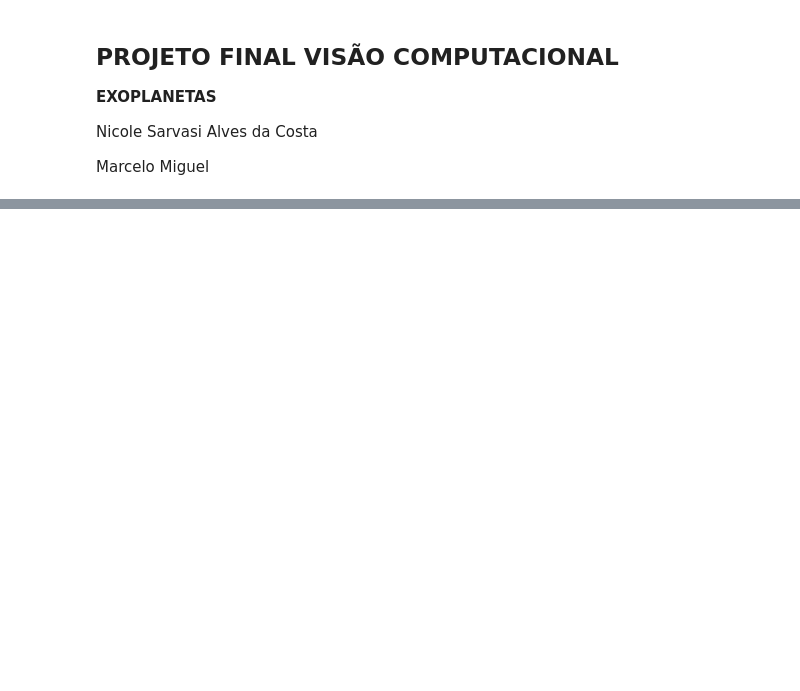
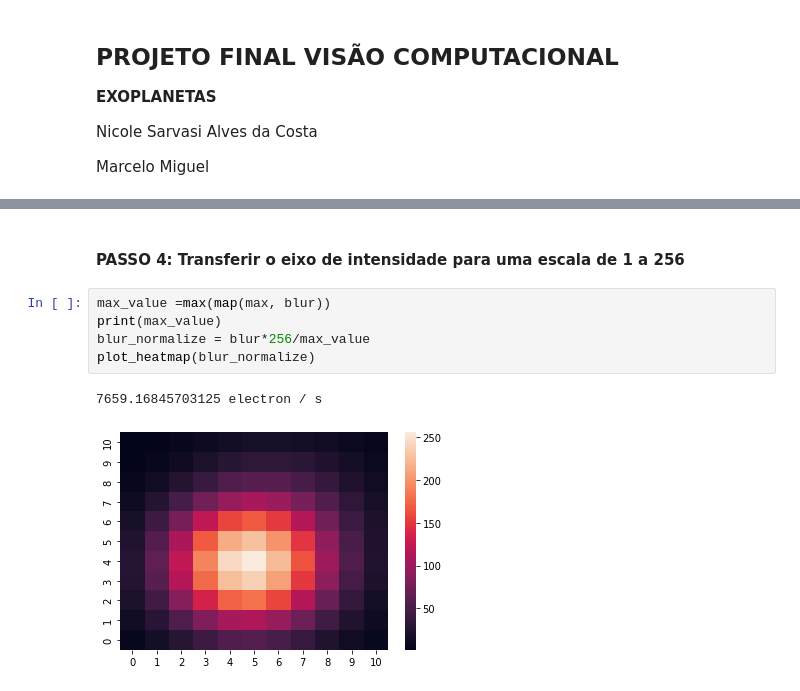
Before and after one commit to nicolecosta/exoplanetas, a Jupyter notebook: exoplanetas.ipynb, the cells around one changed output, grey strips where cells are left out. Drawn from its saved outputs; the diff is of its cells as text; blank space fills up the shorter version.

```diff
--- a/exoplanetas.ipynb
+++ b/exoplanetas.ipynb
@@ -70,0 +66,10 @@ pixelfile.plot(aperture_mask=pixelfile.pipeline_mask);
+# %% [markdown]
+#### **PASSO 4:** Transferir o eixo de intensidade para uma escala de 1 a 256
+# %%
+max_value =max(map(max, blur))
+print(max_value)
+blur_normalize = blur*256/max_value
+plot_heatmap(blur_normalize)
+# %% [output]
+7659.16845703125 electron / s
+[figure, added]
```
Also changed, not shown: parts of 29 cells of this notebook.
